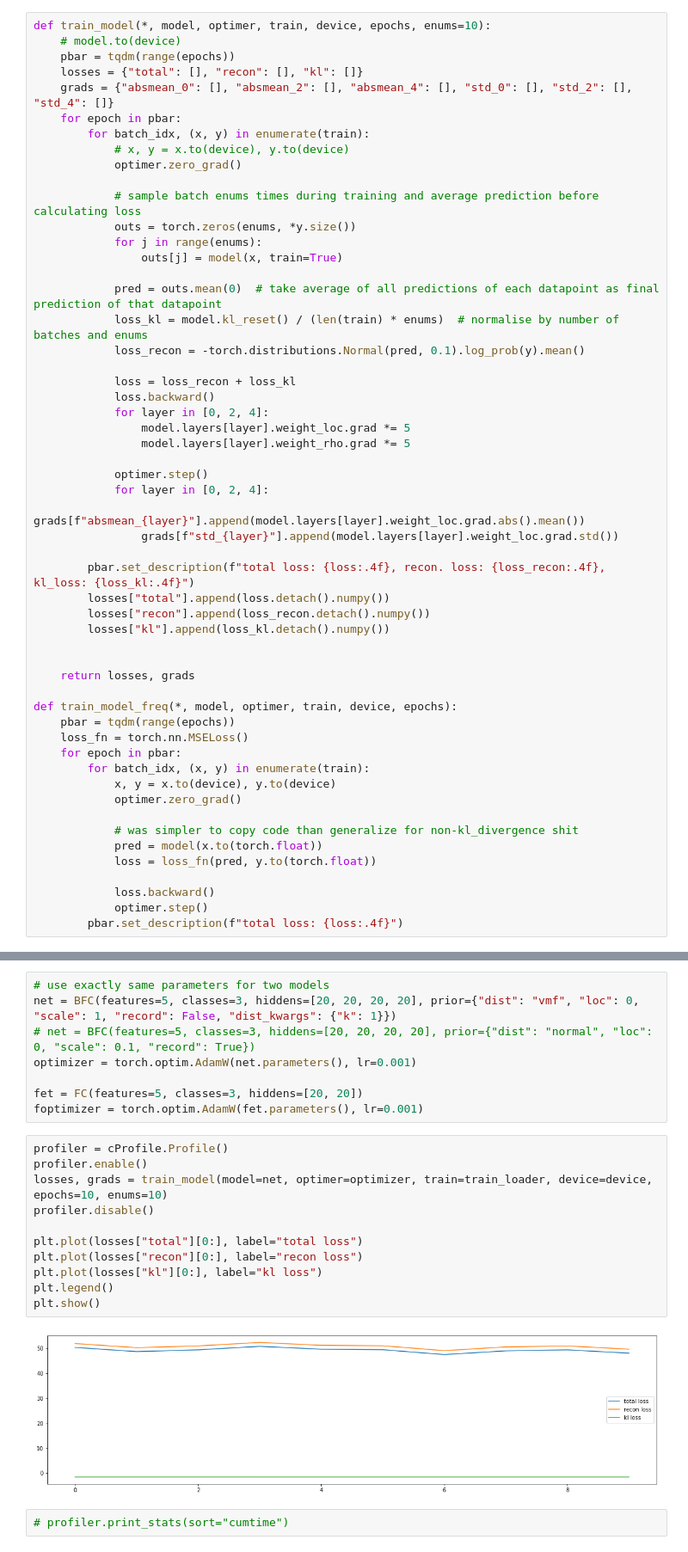
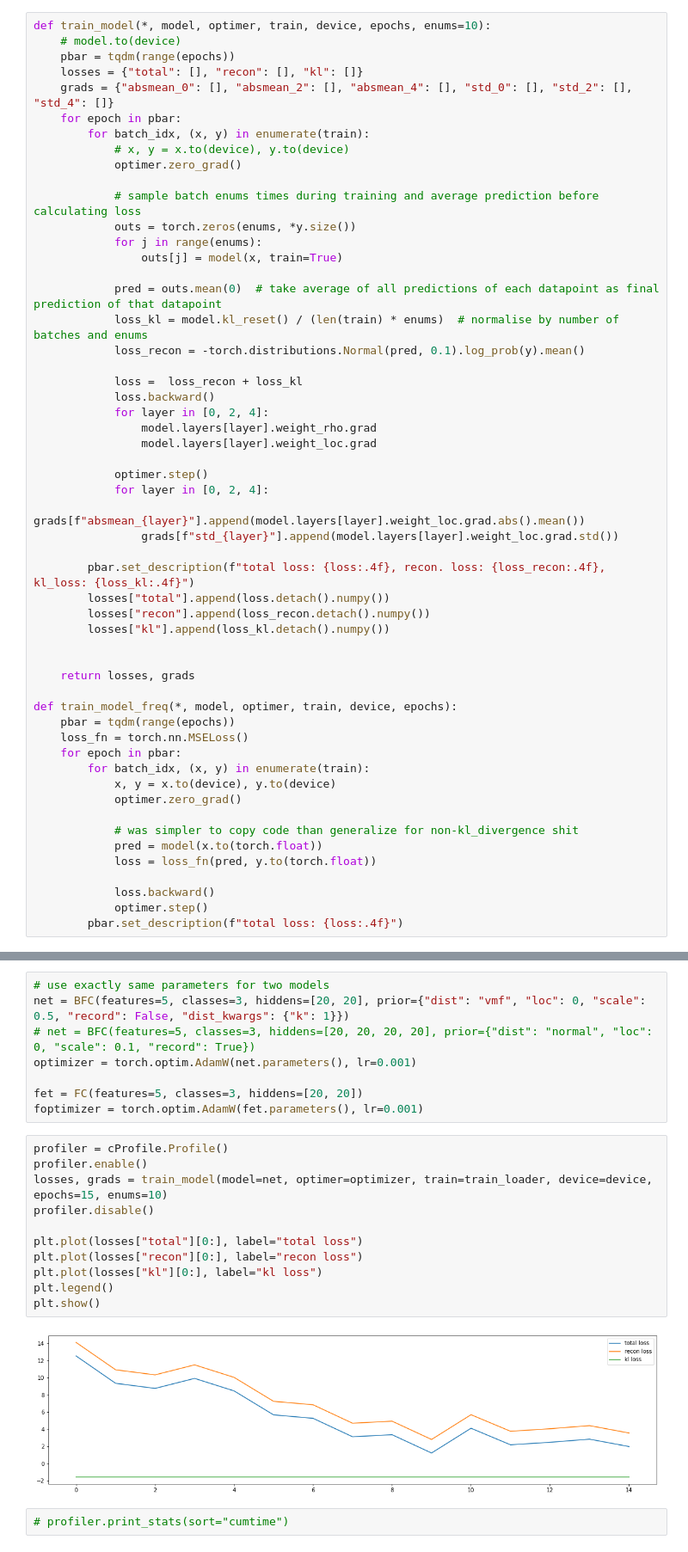
Before and after one commit to Haakooto/CS282_final_project, a Jupyter notebook: CloneClown/TheClownKing.ipynb, the cells around one changed output, grey strips where cells are left out. Shown at 86% size. Drawn from its saved outputs; the diff is of its cells as text.

```diff
--- a/CloneClown/TheClownKing.ipynb
+++ b/CloneClown/TheClownKing.ipynb
@@ -44,11 +49,11 @@ def train_model(*, model, optimer, train, device, epochs, enums=10):
             loss_kl = model.kl_reset() / (len(train) * enums)  # normalise by number of batches and enums
             loss_recon = -torch.distributions.Normal(pred, 0.1).log_prob(y).mean()
 
-            loss = loss_recon + loss_kl
+            loss =  loss_recon + loss_kl
             loss.backward()
             for layer in [0, 2, 4]:
-                model.layers[layer].weight_loc.grad *= 5
-                model.layers[layer].weight_rho.grad *= 5
+                model.layers[layer].weight_rho.grad
+                model.layers[layer].weight_loc.grad
 
             optimer.step()
             for layer in [0, 2, 4]:
@@ -134,7 +139,7 @@ def plot_model_pred_freq(model, Y_test, X_test):
     plt.show()
 # %%
 # use exactly same parameters for two models
-net = BFC(features=5, classes=3, hiddens=[20, 20, 20, 20], prior={"dist": "vmf", "loc": 0, "scale": 1, "record": False, "dist_kwargs": {"k": 1}})
+net = BFC(features=5, classes=3, hiddens=[20, 20], prior={"dist": "vmf", "loc": 0, "scale": 0.5, "record": False, "dist_kwargs": {"k": 1}})
 # net = BFC(features=5, classes=3, hiddens=[20, 20, 20, 20], prior={"dist": "normal", "loc": 0, "scale": 0.1, "record": True})
 optimizer = torch.optim.AdamW(net.parameters(), lr=0.001)
 
@@ -143,16 +148,16 @@ foptimizer = torch.optim.AdamW(fet.parameters(), lr=0.001)
 # %%
 profiler = cProfile.Profile()
 profiler.enable()
-losses, grads = train_model(model=net, optimer=optimizer, train=train_loader, device=device, epochs=10, enums=10)
+losses, grads = train_model(model=net, optimer=optimizer, train=train_loader, device=device, epochs=15, enums=10)
 profiler.disable()
 
 plt.plot(losses["total"][0:], label="total loss")
 plt.plot(losses["recon"][0:], label="recon loss")
 plt.plot(losses["kl"][0:], label="kl loss")
 plt.legend()
 plt.show()
 # %% [output]
-[figure, old version]
+[figure, new version]
 # %%
 # profiler.print_stats(sort="cumtime")
 # %%
```
Also changed, not shown: parts of 8 cells of this notebook, 2 other files.
